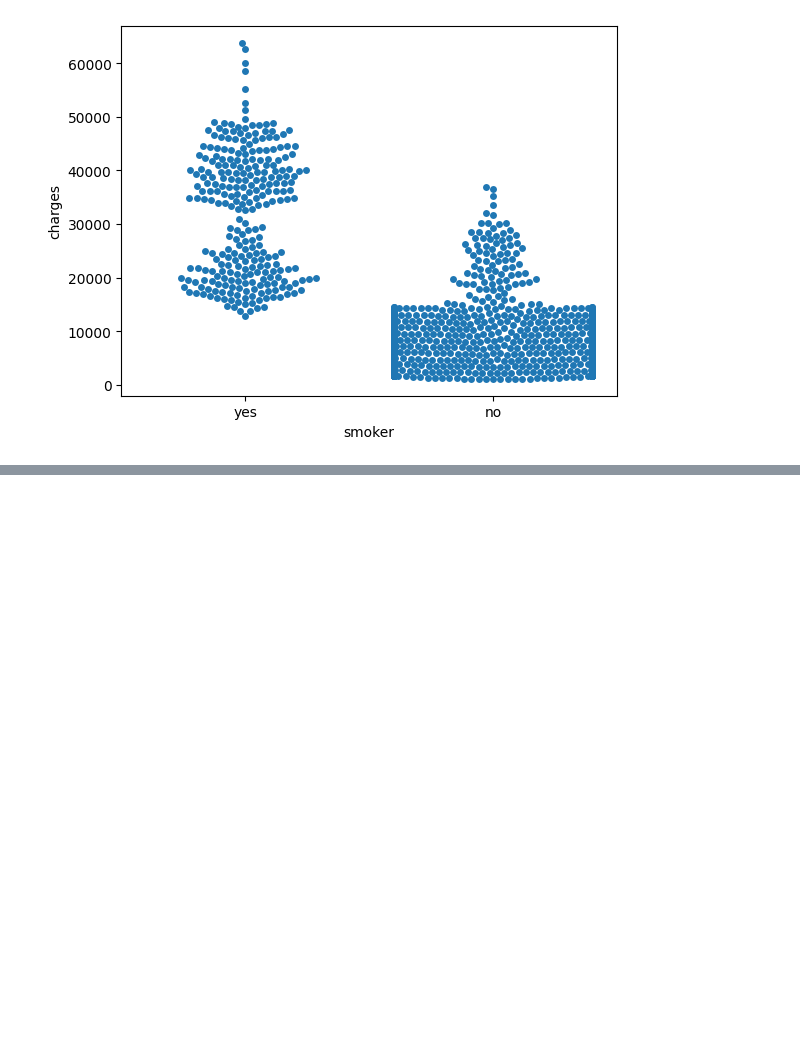
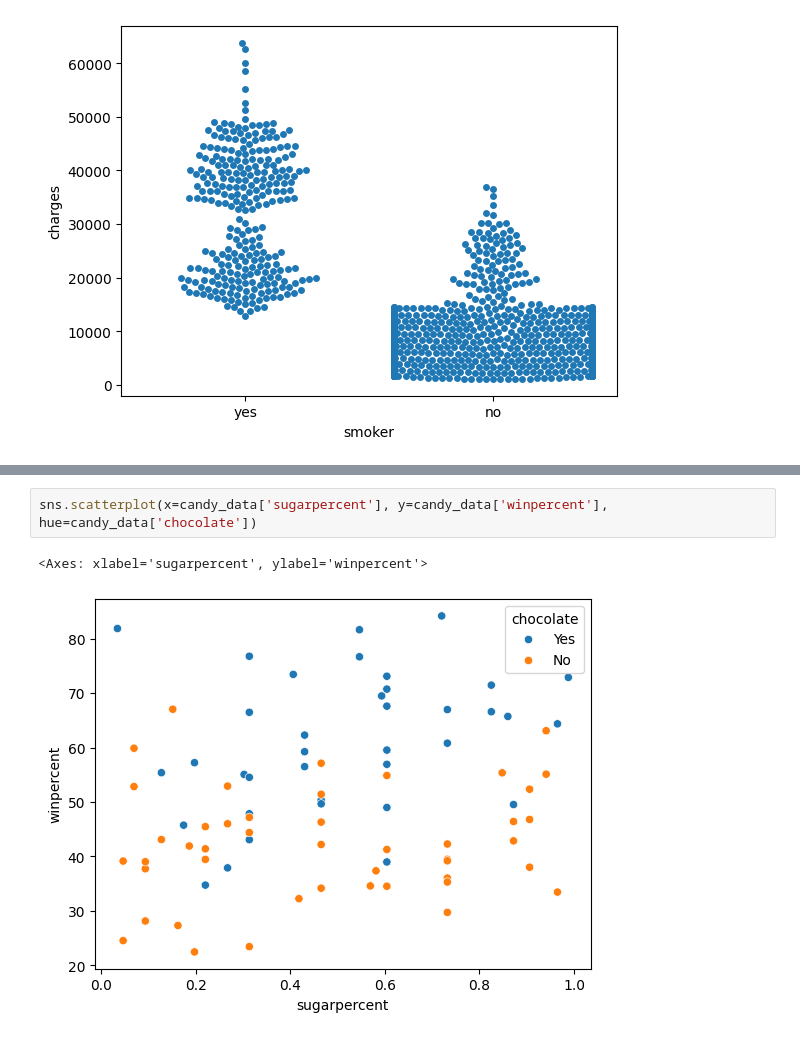
Before and after one commit to alanmicah/DataVisualisation, a Jupyter notebook: scatterPlots.ipynb, the cells around one changed output, grey strips where cells are left out. Saved outputs shown, nothing was run; the diff lists cells and outputs as text; blank space fills up the shorter version.

```diff
--- a/scatterPlots.ipynb
+++ b/scatterPlots.ipynb
@@ -50,0 +94,5 @@ sns.swarmplot(x=insurance_data['smoker'],
+# %%
+sns.scatterplot(x=candy_data['sugarpercent'], y=candy_data['winpercent'], hue=candy_data['chocolate'])
+# %% [output]
+<Axes: xlabel='sugarpercent', ylabel='winpercent'>
+[figure, added]
```
Also changed, not shown: parts of 6 cells of this notebook, 2 other files.
